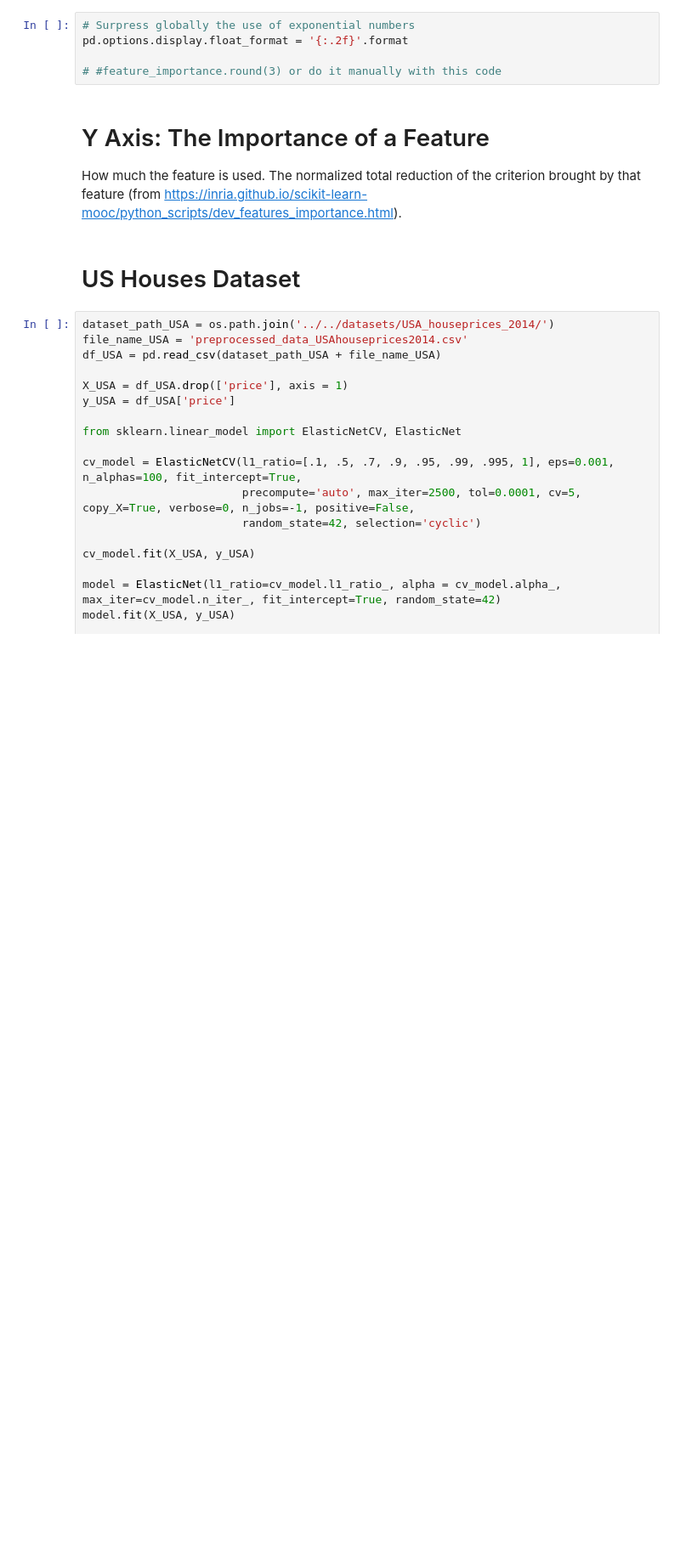
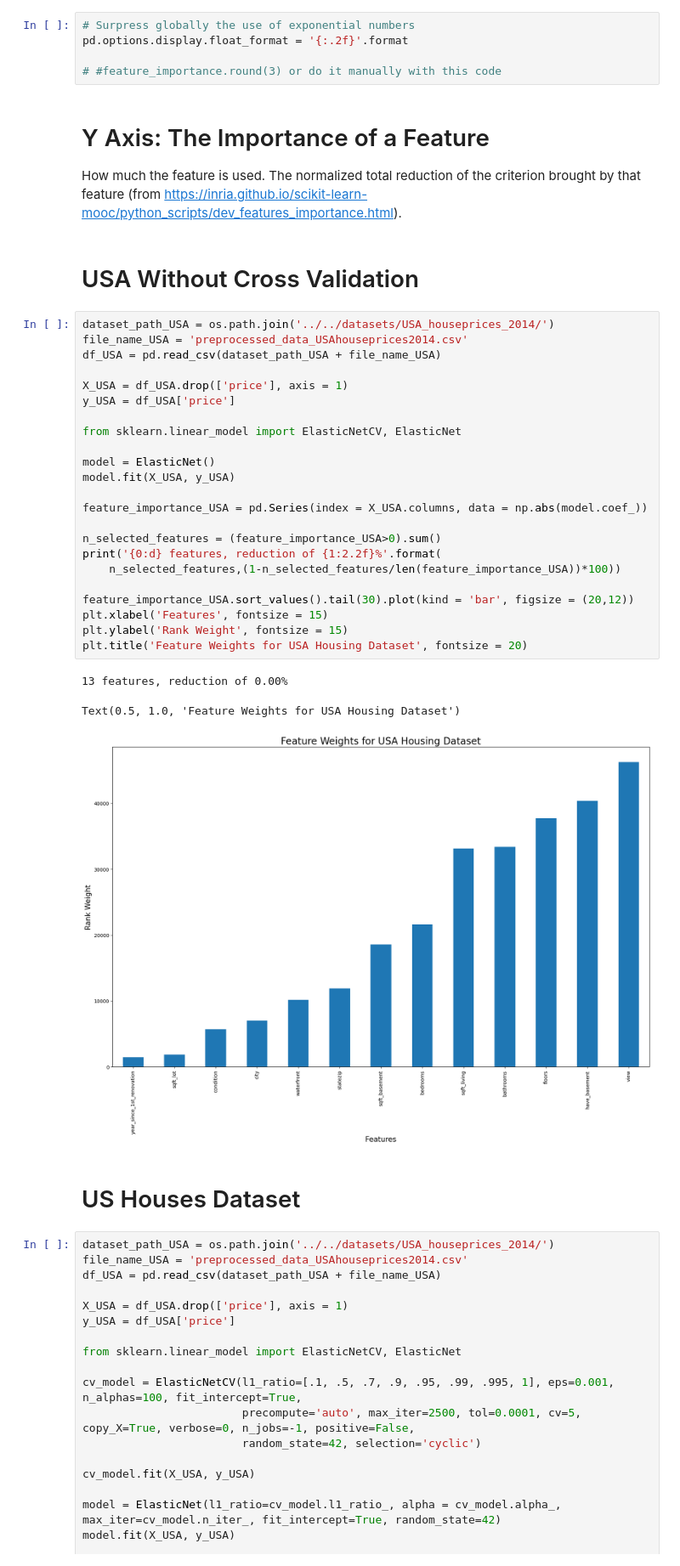
Before and after one commit to jorgedelpozolerida/KDS_Statistics_GroupProject, a Jupyter notebook: src/ElasticNet/cv_seed_elastic_net.ipynb, the cells around one changed output. Shown at 85% size. Cells and saved outputs as stored; diff of their text form; blank space fills up the shorter version.

```diff
--- a/src/ElasticNet/cv_seed_elastic_net.ipynb
+++ b/src/ElasticNet/cv_seed_elastic_net.ipynb
@@ -15,6 +15,35 @@ pd.options.display.float_format = '{:.2f}'.format
 # %% [markdown]
 # Y Axis: The Importance of a Feature
 How much the feature is used. The normalized total reduction of the criterion brought by that feature (from https://inria.github.io/scikit-learn-mooc/python_scripts/dev_features_importance.html).
+# %% [markdown]
+# USA Without Cross Validation
+# %%
+dataset_path_USA = os.path.join('../../datasets/USA_houseprices_2014/')
+file_name_USA = 'preprocessed_data_USAhouseprices2014.csv'
+df_USA = pd.read_csv(dataset_path_USA + file_name_USA)
+
+X_USA = df_USA.drop(['price'], axis = 1)
+y_USA = df_USA['price']
+
+from sklearn.linear_model import ElasticNetCV, ElasticNet
+
+model = ElasticNet()
+model.fit(X_USA, y_USA)
+
+feature_importance_USA = pd.Series(index = X_USA.columns, data = np.abs(model.coef_))
+
+n_selected_features = (feature_importance_USA>0).sum()
+print('{0:d} features, reduction of {1:2.2f}%'.format(
+    n_selected_features,(1-n_selected_features/len(feature_importance_USA))*100))
+
+feature_importance_USA.sort_values().tail(30).plot(kind = 'bar', figsize = (20,12))
+plt.xlabel('Features', fontsize = 15)
+plt.ylabel('Rank Weight', fontsize = 15)
+plt.title('Feature Weights for USA Housing Dataset', fontsize = 20)
+# %% [output]
+13 features, reduction of 0.00%
+Text(0.5, 1.0, 'Feature Weights for USA Housing Dataset')
+[figure, added]
 # %% [markdown]
 # US Houses Dataset
 # %%
```
Also changed, not shown: parts of 1 cell of this notebook, 5 other files.
